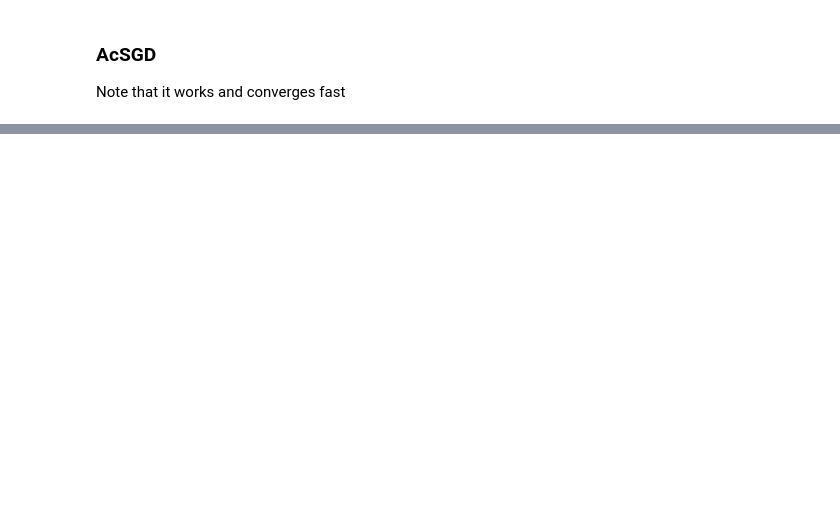
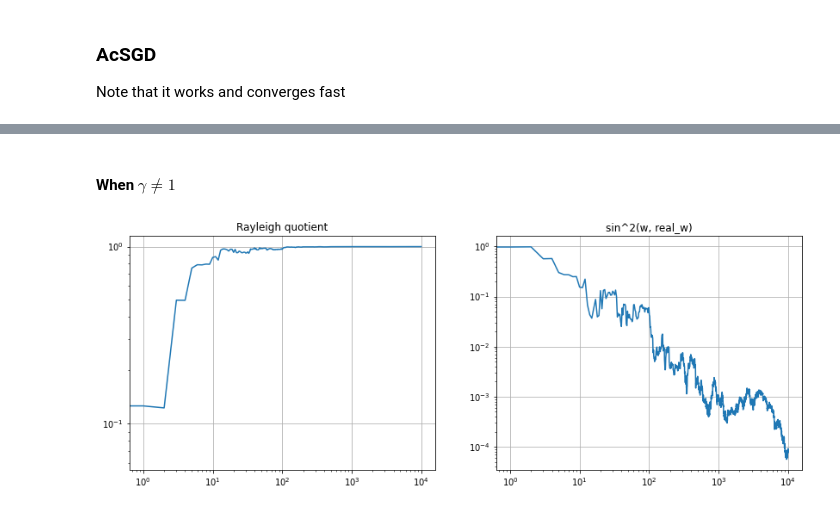
Before and after one commit to ris-iris/Oja_algorithm_acceleration_experiment, a Jupyter notebook: PCA_exp.ipynb, the cells around one changed output, grey strips where cells are left out. Saved outputs shown, nothing was run; the diff lists cells and outputs as text; code cells hidden in the pictures; blank space fills up the shorter version.

```diff
--- a/PCA_exp.ipynb
+++ b/PCA_exp.ipynb
@@ -8,26 +6,4 @@ Here is the code for logging algorithm iterations (class Oja) and several possib
 # %%
-# helpfull functions
-def positive_semidefined(d):
-    A = np.random.randn(d,d)
-    U,_,_ = np.linalg.svd(A)
-    D = np.diag(1/(np.arange(d)+1))
-    A = U@D@U.T
-    return A
-
-def get_stream(A):
-    d = A.shape[0]
-    while True:
-        v = np.random.randn(d,1)
-        yield A@v@v.T@A.T
-
-def delta_lambda(A):
-    eigenvalues = np.linalg.eigvals(A)
-    eigenvalues = sorted(eigenvalues, reverse=True)
-    return eigenvalues[0], eigenvalues[0] - eigenvalues[1]
-
-def max_eigenvec(A):
-    eigenvalues, eigenvectors = np.linalg.eig(A)
-    max_eig = np.argmax(eigenvalues)
-    real_w = eigenvectors[:, max_eig].reshape(-1, 1)
-    real_w /= np.linalg.norm(real_w, 2)
-    return real_w
+from oja_code.oja_utils  import positive_semidefined, get_stream, max_eigenvec
+from oja_code.oja import Oja
+from oja_code.optimizer import SGD, SGD_with_decreasing_step, AcSGD, AcSGD_with_decreasing_step
@@ -443,0 +194,13 @@ for i in range(TRIALS):
+# %% [markdown]
+#### When $\gamma \neq 1$
+# %%
+MAX_ITER = 10000
+
+alpha,beta,gamma = 10,10,1.2
+
+optimizer = AcSGD_with_decreasing_step(alpha, beta, gamma)
+oja = Oja(test_cases[1]['d'], optimizer)
+oja.run(test_cases[1]['A_stream'], max_iter=MAX_ITER)
+oja.pretty_plot(test_cases[1]['A'])
+# %% [output]
+[figure, added]
```
Also changed, not shown: parts of 26 cells of this notebook, 4 other files.
